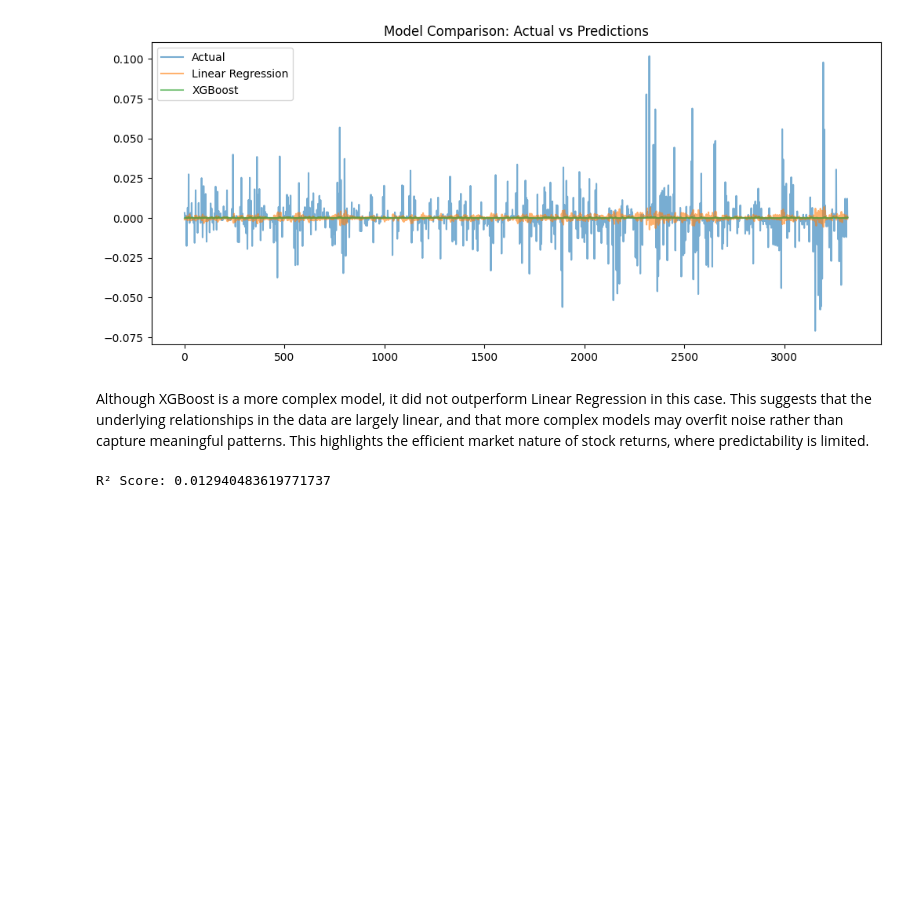
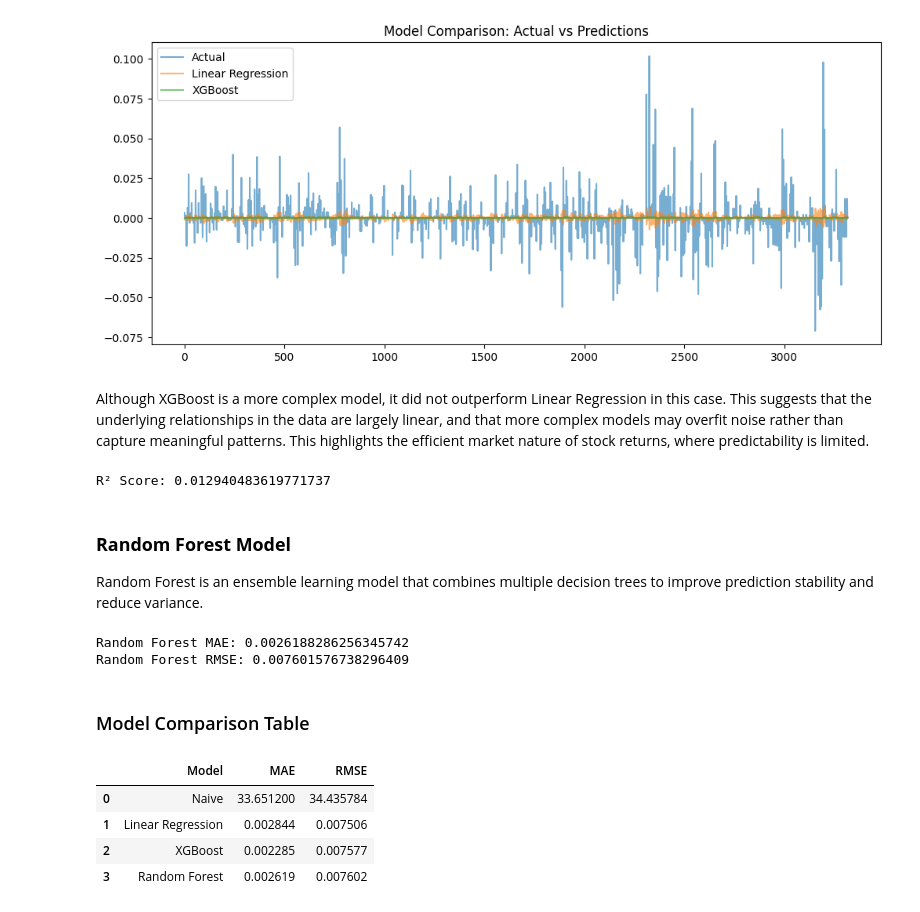
Before and after one commit to Assesa44/Stock-Market-Prediction, a Jupyter notebook: notebooks/notebook.ipynb, the cells around one changed output. Saved outputs shown, nothing was run; the diff lists cells and outputs as text; code cells hidden in the pictures; blank space fills up the shorter version.

Commit message:
test: add Randomforest and evaluation

```diff
--- a/notebooks/notebook.ipynb
+++ b/notebooks/notebook.ipynb
@@ -1948,7 +2001,8 @@ xgb_model = XGBRegressor(
     subsample=0.7,
     colsample_bytree=0.7,
     reg_alpha=2,
-    reg_lambda=2
+    reg_lambda=2,
+    random_state=42
 )
 
 xgb_model.fit(X_train, y_train)
@@ -2011,3 +2065,44 @@ r2 = r2_score(y_val, y_pred)
 print("R² Score:", r2)
 # %% [output]
 R² Score: 0.012940483619771737
+# %% [markdown]
+### **Random Forest Model**
+
+Random Forest is an ensemble learning model that combines multiple decision trees to improve prediction stability and reduce variance.
+# %%
+from sklearn.ensemble import RandomForestRegressor
+
+rf_model = RandomForestRegressor(
+    n_estimators=200,
+    max_depth=5,
+    random_state=42
+)
+
+rf_model.fit(X_train, y_train)
+
+y_pred_rf = rf_model.predict(X_val)
+# %%
+mae_rf = mean_absolute_error(y_val, y_pred_rf)
+rmse_rf = np.sqrt(mean_squared_error(y_val, y_pred_rf))
+
+print("Random Forest MAE:", mae_rf)
+print("Random Forest RMSE:", rmse_rf)
+# %% [output]
+Random Forest MAE: 0.0026188286256345742
+Random Forest RMSE: 0.007601576738296409
+# %% [markdown]
+### Model Comparison Table
+# %%
+comparison = pd.DataFrame({
+    'Model': ['Naive', 'Linear Regression', 'XGBoost', 'Random Forest'],
+    'MAE': [mae_naive, mae_lr, mae_xgb, mae_rf],
+    'RMSE': [rmse_naive, rmse_lr, rmse_xgb, rmse_rf]
+})
+
+comparison
+# %% [output]
+|  | Model | MAE | RMSE |
+| 0 | Naive | 33.651200 | 34.435784 |
+| 1 | Linear Regression | 0.002844 | 0.007506 |
+| 2 | XGBoost | 0.002285 | 0.007577 |
+| 3 | Random Forest | 0.002619 | 0.007602 |
```
Also changed, not shown: parts of 8 cells of this notebook.
